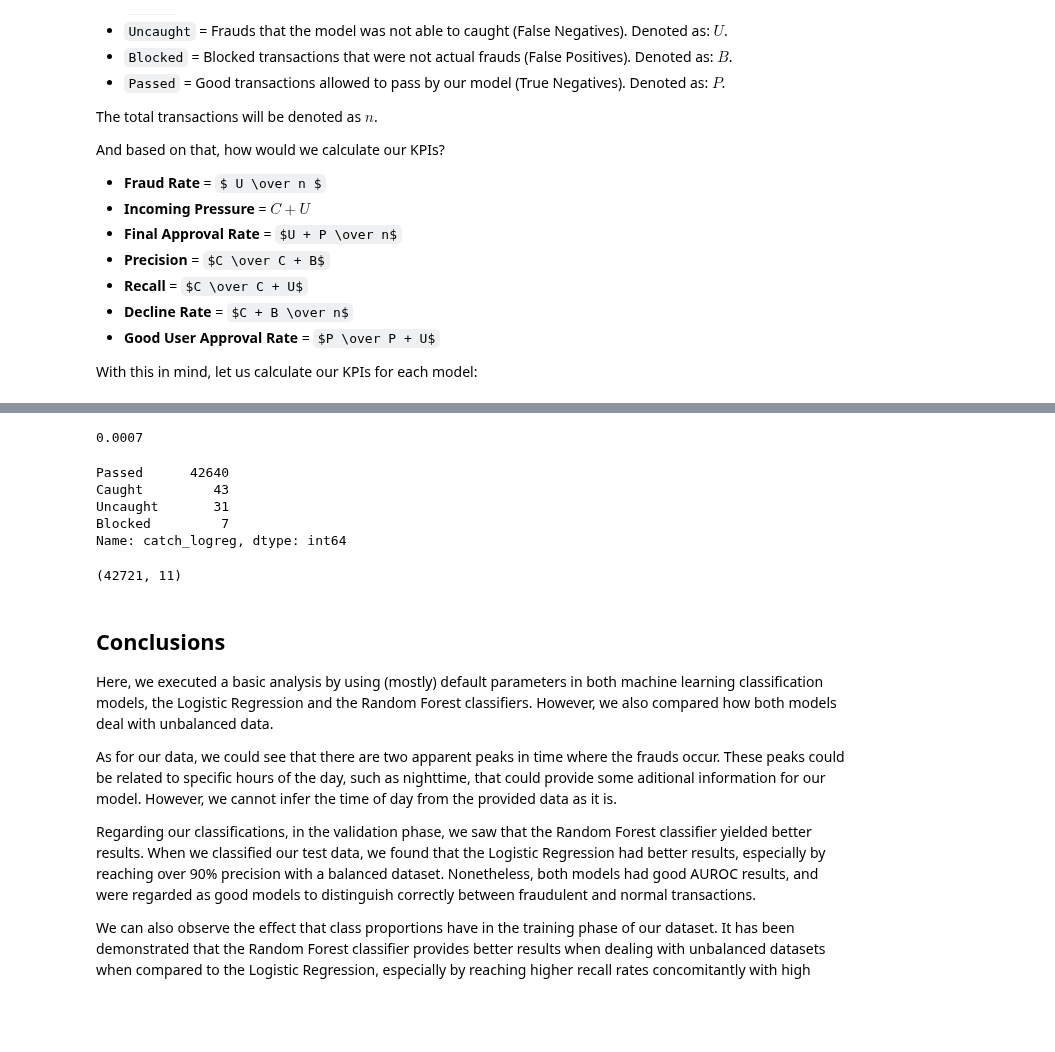
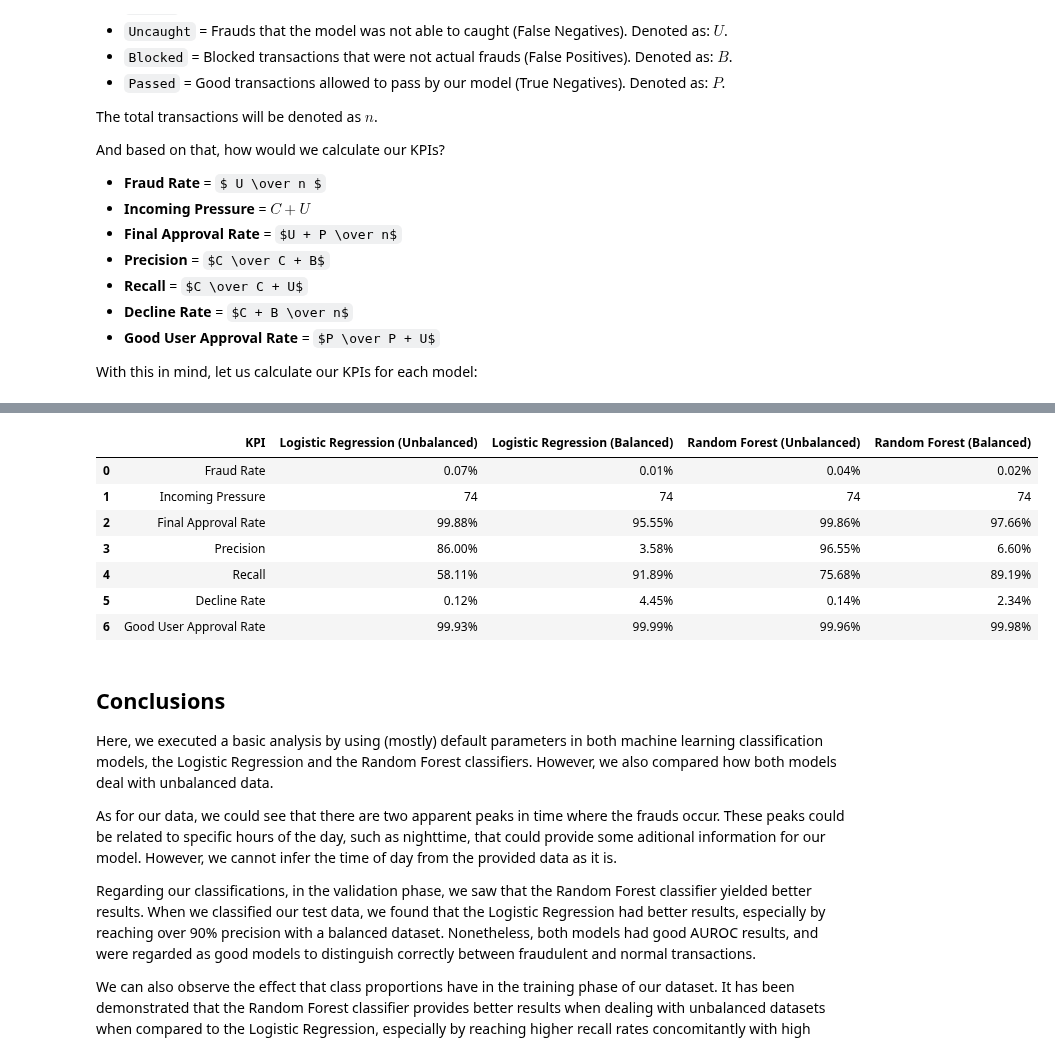
Before and after one commit to cfantecelle/data_science_portfolio, a Jupyter notebook: project_ccfraud/cc_fraud_analysis.ipynb, the cells around one changed output, grey strips where cells are left out. Drawn from its saved outputs; the diff is of its cells as text; code cells hidden in the pictures; some formulas as TeX source; blank space fills up the shorter version.

```diff
--- a/project_ccfraud/cc_fraud_analysis.ipynb
+++ b/project_ccfraud/cc_fraud_analysis.ipynb
@@ -714,19 +670,49 @@ kpis_df
-# %%
-round(predictions_df.catch_logreg.value_counts()['Uncaught'] / predictions_df.shape[0], 4)
-# %% [output]
-0.0007
-# %%
-predictions_df.catch_logreg.value_counts()['Uncaught']
-# %% [output]
-Passed      42640
-Caught         43
-Uncaught       31
-Blocked         7
-Name: catch_logreg, dtype: int64
-# %%
-predictions_df.shape
-# %% [output]
-(42721, 11)
+# %%
+## Calculating KPIs
+
+# Creating dict
+kpis_dict = {'KPI': ['Fraud Rate', 'Incoming Pressure', 'Final Approval Rate', 'Precision', 'Recall', 'Decline Rate', 'Good User Approval Rate'],
+             'Logistic Regression (Unbalanced)': ["{:.2%}".format(predictions_df.catch_logreg.value_counts()['Uncaught'] / predictions_df.shape[0]),
+                                                  predictions_df.catch_logreg.value_counts()['Caught'] + predictions_df.catch_logreg.value_counts()['Uncaught'],
+                                                  "{:.2%}".format((predictions_df.catch_logreg.value_counts()['Uncaught'] + predictions_df.catch_logreg.value_counts()['Passed']) / predictions_df.shape[0]),
+                                                  "{:.2%}".format(predictions_df.catch_logreg.value_counts()['Caught'] / (predictions_df.catch_logreg.value_counts()['Caught'] + predictions_df.catch_logreg.value_counts()['Blocked'])),
+                                                  "{:.2%}".format(predictions_df.catch_logreg.value_counts()['Caught'] / (predictions_df.catch_logreg.value_counts()['Caught'] + predictions_df.catch_logreg.value_counts()['Uncaught'])),
+                                                  "{:.2%}".format((predictions_df.catch_logreg.value_counts()['Caught'] + predictions_df.catch_logreg.value_counts()['Blocked']) / predictions_df.shape[0]),
+                                                  "{:.2%}".format(predictions_df.catch_logreg.value_counts()['Passed'] / (predictions_df.catch_logreg.value_counts()['Passed'] + predictions_df.catch_logreg.value_counts()['Uncaught']))],
+             'Logistic Regression (Balanced)': ["{:.2%}".format(predictions_df.catch_logregRUS.value_counts()['Uncaught'] / predictions_df.shape[0]),
+                                                predictions_df.catch_logregRUS.value_counts()['Caught'] + predictions_df.catch_logregRUS.value_counts()['Uncaught'],
+                                                "{:.2%}".format((predictions_df.catch_logregRUS.value_counts()['Uncaught'] + predictions_df.catch_logregRUS.value_counts()['Passed']) / predictions_df.shape[0]),
+                                                "{:.2%}".format(predictions_df.catch_logregRUS.value_counts()['Caught'] / (predictions_df.catch_logregRUS.value_counts()['Caught'] + predictions_df.catch_logregRUS.value_counts()['Blocked'])),
+                                                "{:.2%}".format(predictions_df.catch_logregRUS.value_counts()['Caught'] / (predictions_df.catch_logregRUS.value_counts()['Caught'] + predictions_df.catch_logregRUS.value_counts()['Uncaught'])),
+                                                "{:.2%}".format((predictions_df.catch_logregRUS.value_counts()['Caught'] + predictions_df.catch_logregRUS.value_counts()['Blocked']) / predictions_df.shape[0]),
+                                                "{:.2%}".format(predictions_df.catch_logregRUS.value_counts()['Passed'] / (predictions_df.catch_logregRUS.value_counts()['Passed'] + predictions_df.catch_logregRUS.value_counts()['Uncaught']))],
+             'Random Forest (Unbalanced)': ["{:.2%}".format(predictions_df.catch_rforest.value_counts()['Uncaught'] / predictions_df.shape[0]),
+                                            predictions_df.catch_rforest.value_counts()['Caught'] + predictions_df.catch_rforest.value_counts()['Uncaught'],
+                                            "{:.2%}".format((predictions_df.catch_rforest.value_counts()['Uncaught'] + predictions_df.catch_rforest.value_counts()['Passed']) / predictions_df.shape[0]),
+                                            "{:.2%}".format(predictions_df.catch_rforest.value_counts()['Caught'] / (predictions_df.catch_rforest.value_counts()['Caught'] + predictions_df.catch_rforest.value_counts()['Blocked'])),
+                                            "{:.2%}".format(predictions_df.catch_rforest.value_counts()['Caught'] / (predictions_df.catch_rforest.value_counts()['Caught'] + predictions_df.catch_rforest.value_counts()['Uncaught'])),
+                                            "{:.2%}".format((predictions_df.catch_rforest.value_counts()['Caught'] + predictions_df.catch_rforest.value_counts()['Blocked']) / predictions_df.shape[0]),
+                                            "{:.2%}".format(predictions_df.catch_rforest.value_counts()['Passed'] / (predictions_df.catch_rforest.value_counts()['Passed'] + predictions_df.catch_rforest.value_counts()['Uncaught']))],
+             'Random Forest (Balanced)': ["{:.2%}".format(predictions_df.catch_rforestRUS.value_counts()['Uncaught'] / predictions_df.shape[0]),
+                                          predictions_df.catch_rforestRUS.value_counts()['Caught'] + predictions_df.catch_rforestRUS.value_counts()['Uncaught'],
+                                          "{:.2%}".format((predictions_df.catch_rforestRUS.value_counts()['Uncaught'] + predictions_df.catch_rforestRUS.value_counts()['Passed']) / predictions_df.shape[0]),
+                                          "{:.2%}".format(predictions_df.catch_rforestRUS.value_counts()['Caught'] / (predictions_df.catch_rforestRUS.value_counts()['Caught'] + predictions_df.catch_rforestRUS.value_counts()['Blocked'])),
+                                          "{:.2%}".format(predictions_df.catch_rforestRUS.value_counts()['Caught'] / (predictions_df.catch_rforestRUS.value_counts()['Caught'] + predictions_df.catch_rforestRUS.value_counts()['Uncaught'])),
+                                          "{:.2%}".format((predictions_df.catch_rforestRUS.value_counts()['Caught'] + predictions_df.catch_rforestRUS.value_counts()['Blocked']) / predictions_df.shape[0]),
+                                          "{:.2%}".format(predictions_df.catch_rforestRUS.value_counts()['Passed'] / (predictions_df.catch_rforestRUS.value_counts()['Passed'] + predictions_df.catch_rforestRUS.value_counts()['Uncaught']))]}
+
+kpis_df = pd.DataFrame(kpis_dict)
+
+kpis_df
+# %% [output]
+|  | KPI | Logistic Regression (Unbalanced) | Logistic Regression (Balanced) | Random Forest (Unbalanced) | Random Forest (Balanced) |
+| 0 | Fraud Rate | 0.07% | 0.01% | 0.04% | 0.02% |
+| 1 | Incoming Pressure | 74 | 74 | 74 | 74 |
+| 2 | Final Approval Rate | 99.88% | 95.55% | 99.86% | 97.66% |
+| 3 | Precision | 86.00% | 3.58% | 96.55% | 6.60% |
+| 4 | Recall | 58.11% | 91.89% | 75.68% | 89.19% |
+| 5 | Decline Rate | 0.12% | 4.45% | 0.14% | 2.34% |
+| 6 | Good User Approval Rate | 99.93% | 99.99% | 99.96% | 99.98% |
 # %% [markdown]
 ## Conclusions
 
```
Also changed, not shown: parts of 7 cells of this notebook.
